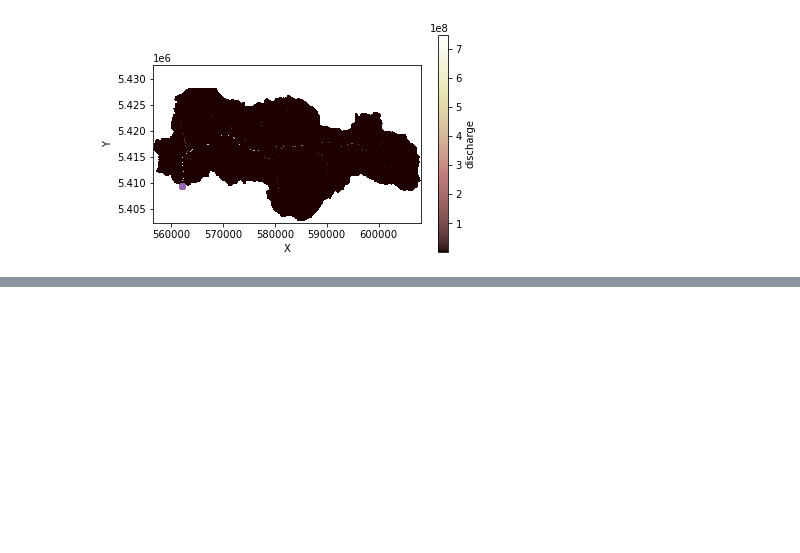
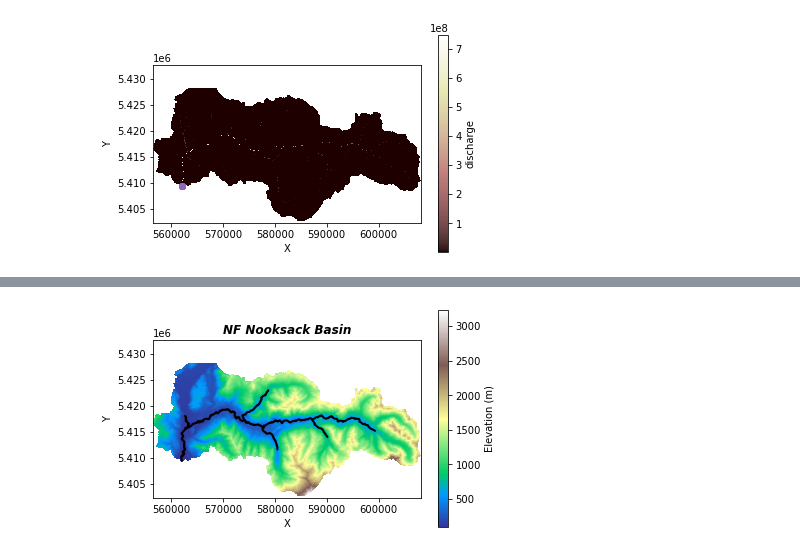
Before and after one commit to kaylied/2021_PREEVENTS_REU, a Jupyter notebook: prep_Nooksack_DEM.ipynb, the cells around one changed output, grey strips where cells are left out. Cells and saved outputs as stored; diff of their text form; code cells hidden in the pictures; blank space fills up the shorter version.

Commit message:
delinated channels

```diff
--- a/prep_Nooksack_DEM.ipynb
+++ b/prep_Nooksack_DEM.ipynb
@@ -53,0 +74,8 @@ for node in pot_outlets:
+# %%
+profiler = ChannelProfiler(
+    mg,
+    number_of_watersheds=1,
+    minimum_channel_threshold=(10000000),
+    main_channel_only=False,
+)
+profiler.run_one_step()
@@ -53,0 +90,14 @@ for node in pot_outlets:
+# %%
+profile_data = profiler.data_structure[408536]
+# %%
+f, ax = mp.subplots()
+imshow_grid_at_node(mg, z, cmap='terrain', colorbar_label='Elevation (m)', color_for_closed=None)
+mp.title('NF Nooksack Basin', fontweight='bold', fontstyle='italic')
+#plot profile data
+for item in profile_data:
+    ax.plot(mg.x_of_node[profile_data[item]['ids']],
+            mg.y_of_node[profile_data[item]['ids']],
+            color='k',
+            linewidth=2)
+# %% [output]
+[figure, added]
```
Also changed, not shown: parts of 8 cells of this notebook.
